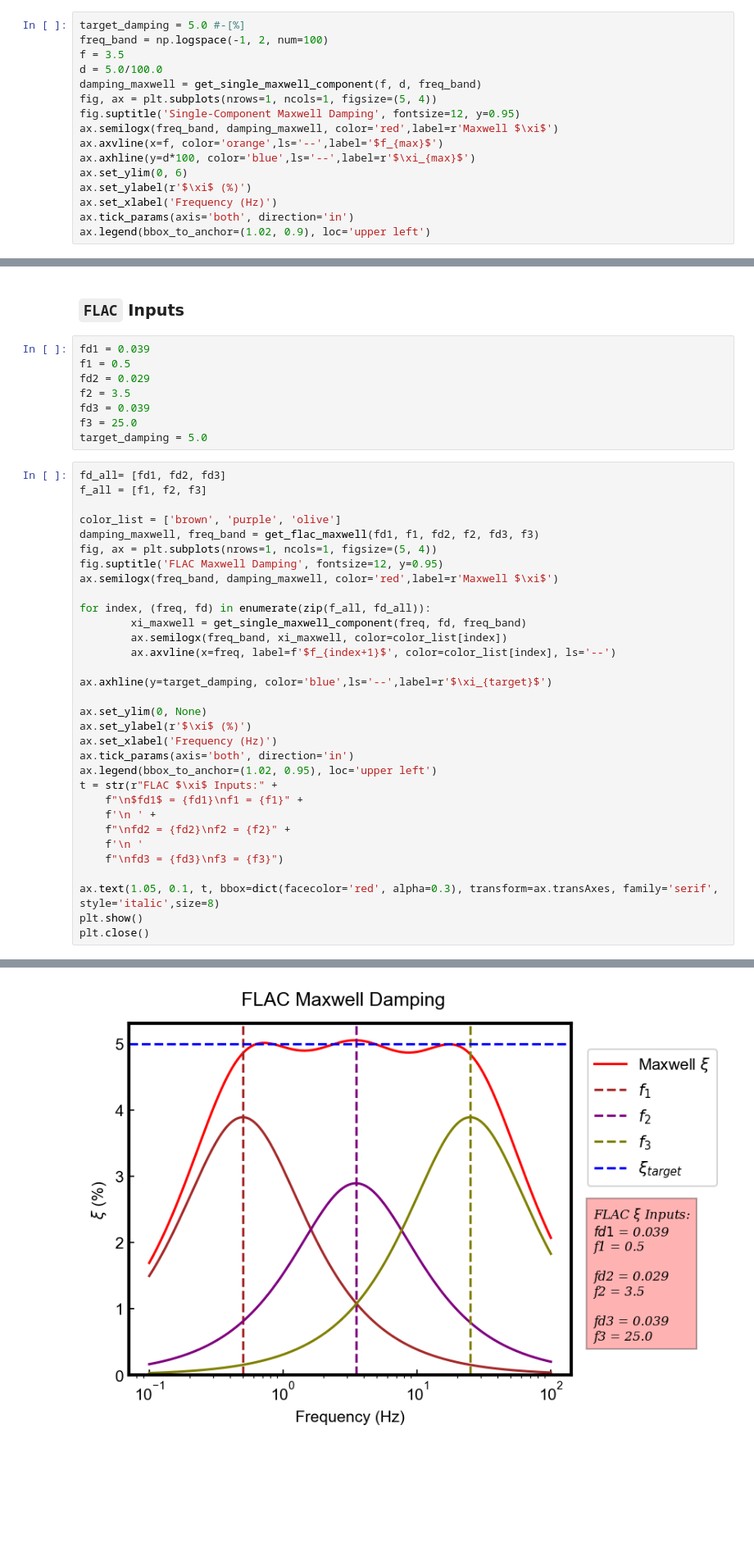
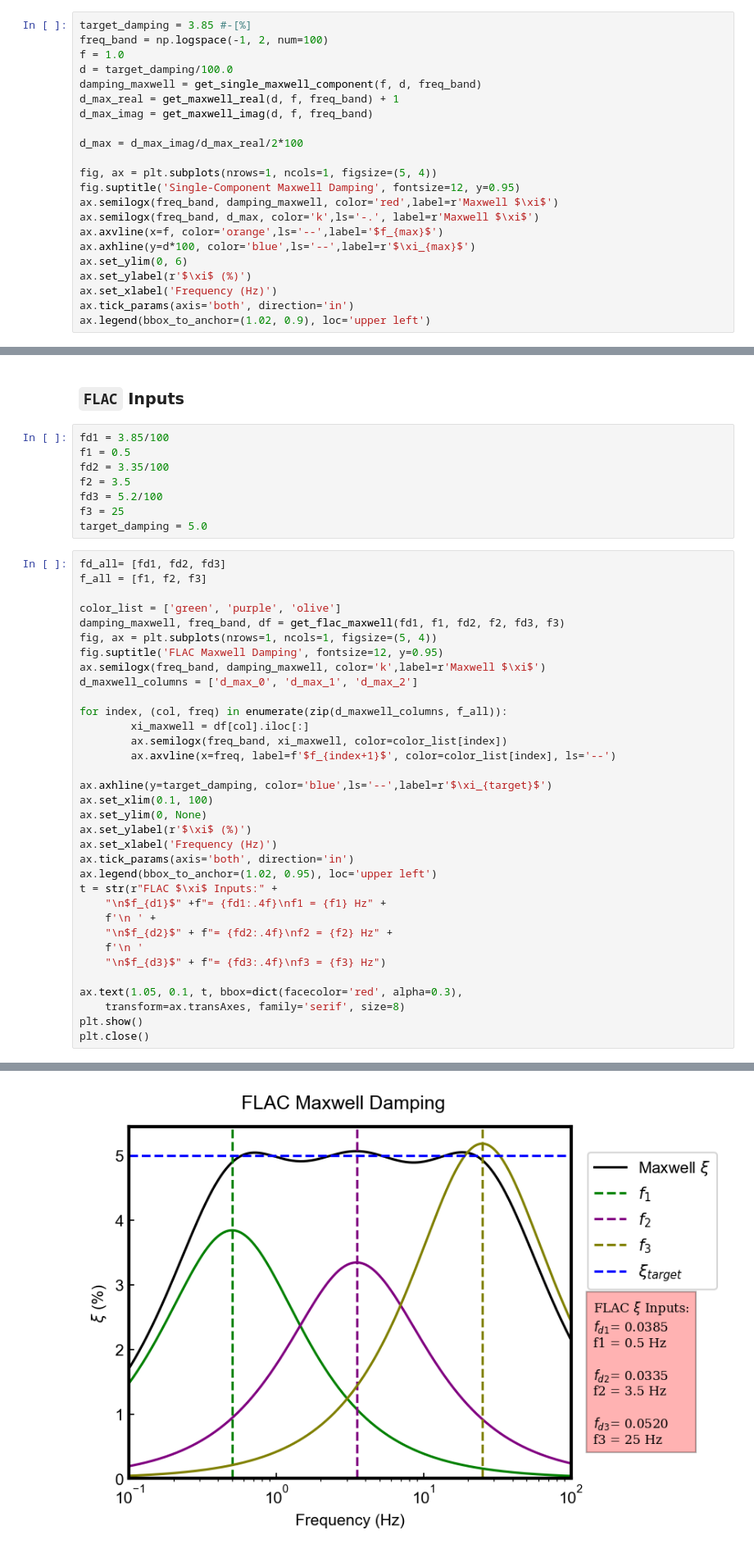
Before and after one commit to xzzgameboy/MaxwellDamping_FLAC, a Jupyter notebook: example/Maxwell_Damping_FLAC.ipynb, the cells around one changed output, grey strips where cells are left out. Shown at 82% size. Saved outputs shown, nothing was run; the diff lists cells and outputs as text; blank space fills up the shorter version.

```diff
--- a/example/Maxwell_Damping_FLAC.ipynb
+++ b/example/Maxwell_Damping_FLAC.ipynb
@@ -58,14 +80,20 @@ def get_flac_maxwell(fd1: float, f1: float,
 # %% [markdown]
 ### Single Maxwell Component
 # %%
-target_damping = 5.0 #-[%]
+target_damping = 3.85 #-[%]
 freq_band = np.logspace(-1, 2, num=100)
-f = 3.5
-d = 5.0/100.0
+f = 1.0
+d = target_damping/100.0
 damping_maxwell = get_single_maxwell_component(f, d, freq_band)
+d_max_real = get_maxwell_real(d, f, freq_band) + 1
+d_max_imag = get_maxwell_imag(d, f, freq_band)
+
+d_max = d_max_imag/d_max_real/2*100
+
 fig, ax = plt.subplots(nrows=1, ncols=1, figsize=(5, 4))
 fig.suptitle('Single-Component Maxwell Damping', fontsize=12, y=0.95)
 ax.semilogx(freq_band, damping_maxwell, color='red',label=r'Maxwell $\xi$')
+ax.semilogx(freq_band, d_max, color='k',ls='-.', label=r'Maxwell $\xi$')
 ax.axvline(x=f, color='orange',ls='--',label='$f_{max}$')
 ax.axhline(y=d*100, color='blue',ls='--',label=r'$\xi_{max}$')
 ax.set_ylim(0, 6)
@@ -79,43 +109,45 @@ ax.legend(bbox_to_anchor=(1.02, 0.9), loc='upper left')
 # %% [markdown]
 ### `FLAC` Inputs
 # %%
-fd1 = 0.039
+fd1 = 3.85/100
 f1 = 0.5
-fd2 = 0.029
+fd2 = 3.35/100
 f2 = 3.5
-fd3 = 0.039
-f3 = 25.0
+fd3 = 5.2/100
+f3 = 25
 target_damping = 5.0
 # %%
 fd_all= [fd1, fd2, fd3]
 f_all = [f1, f2, f3]
 
-color_list = ['brown', 'purple', 'olive']
-damping_maxwell, freq_band = get_flac_maxwell(fd1, f1, fd2, f2, fd3, f3)
+color_list = ['green', 'purple', 'olive']
+damping_maxwell, freq_band, df = get_flac_maxwell(fd1, f1, fd2, f2, fd3, f3)
 fig, ax = plt.subplots(nrows=1, ncols=1, figsize=(5, 4))
 fig.suptitle('FLAC Maxwell Damping', fontsize=12, y=0.95)
-ax.semilogx(freq_band, damping_maxwell, color='red',label=r'Maxwell $\xi$')
+ax.semilogx(freq_band, damping_maxwell, color='k',label=r'Maxwell $\xi$')
+d_maxwell_columns = ['d_max_0', 'd_max_1', 'd_max_2']
 
-for index, (freq, fd) in enumerate(zip(f_all, fd_all)):
-        xi_maxwell = get_single_maxwell_component(freq, fd, freq_band)
+for index, (col, freq) in enumerate(zip(d_maxwell_columns, f_all)):
+        xi_maxwell = df[col].iloc[:]
         ax.semilogx(freq_band, xi_maxwell, color=color_list[index])
         ax.axvline(x=freq, label=f'$f_{index+1}$', color=color_list[index], ls='--')
 
 ax.axhline(y=target_damping, color='blue',ls='--',label=r'$\xi_{target}$')
-
+ax.set_xlim(0.1, 100)
 ax.set_ylim(0, None)
 ax.set_ylabel(r'$\xi$ (%)')
 ax.set_xlabel('Frequency (Hz)')
 ax.tick_params(axis='both', direction='in')
 ax.legend(bbox_to_anchor=(1.02, 0.95), loc='upper left')
 t = str(r"FLAC $\xi$ Inputs:" +
-    f"\n$fd1$ = {fd1}\nf1 = {f1}" +
+    "\n$f_{d1}$" +f"= {fd1:.4f}\nf1 = {f1} Hz" +
     f'\n ' +
-    f"\nfd2 = {fd2}\nf2 = {f2}" +
+    "\n$f_{d2}$" + f"= {fd2:.4f}\nf2 = {f2} Hz" +
     f'\n '
-    f"\nfd3 = {fd3}\nf3 = {f3}")
+    "\n$f_{d3}$" + f"= {fd3:.4f}\nf3 = {f3} Hz")
 
-ax.text(1.05, 0.1, t, bbox=dict(facecolor='red', alpha=0.3), transform=ax.transAxes, family='serif', style='italic',size=8)
+ax.text(1.05, 0.1, t, bbox=dict(facecolor='red', alpha=0.3),
+    transform=ax.transAxes, family='serif', size=8)
 plt.show()
 plt.close()
 # %% [output]
@@ -122 +160 @@ plt.close()
-[figure, old version]
+[figure, new version]
```
Also changed, not shown: parts of 7 cells of this notebook, 1 other file.
